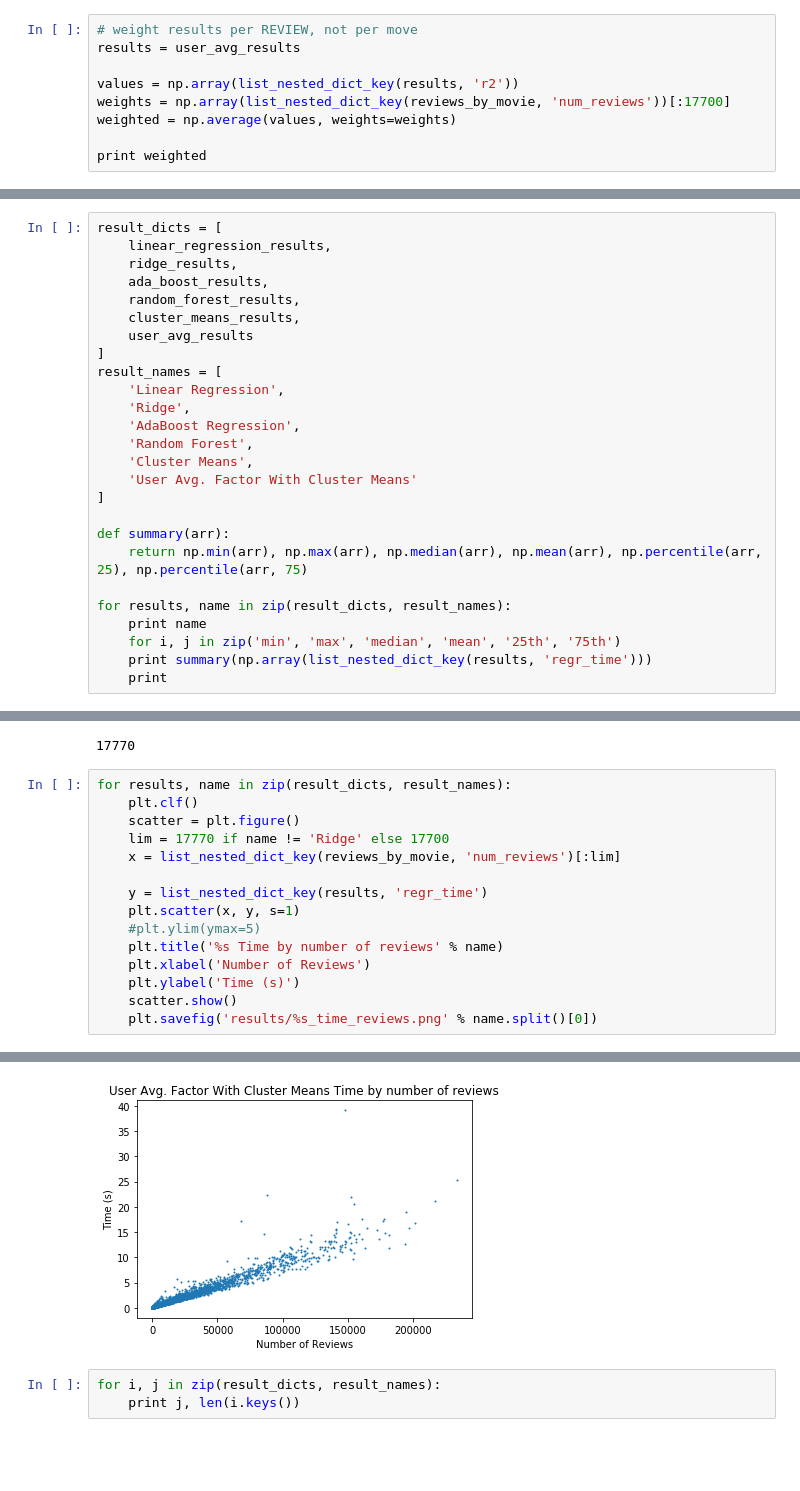
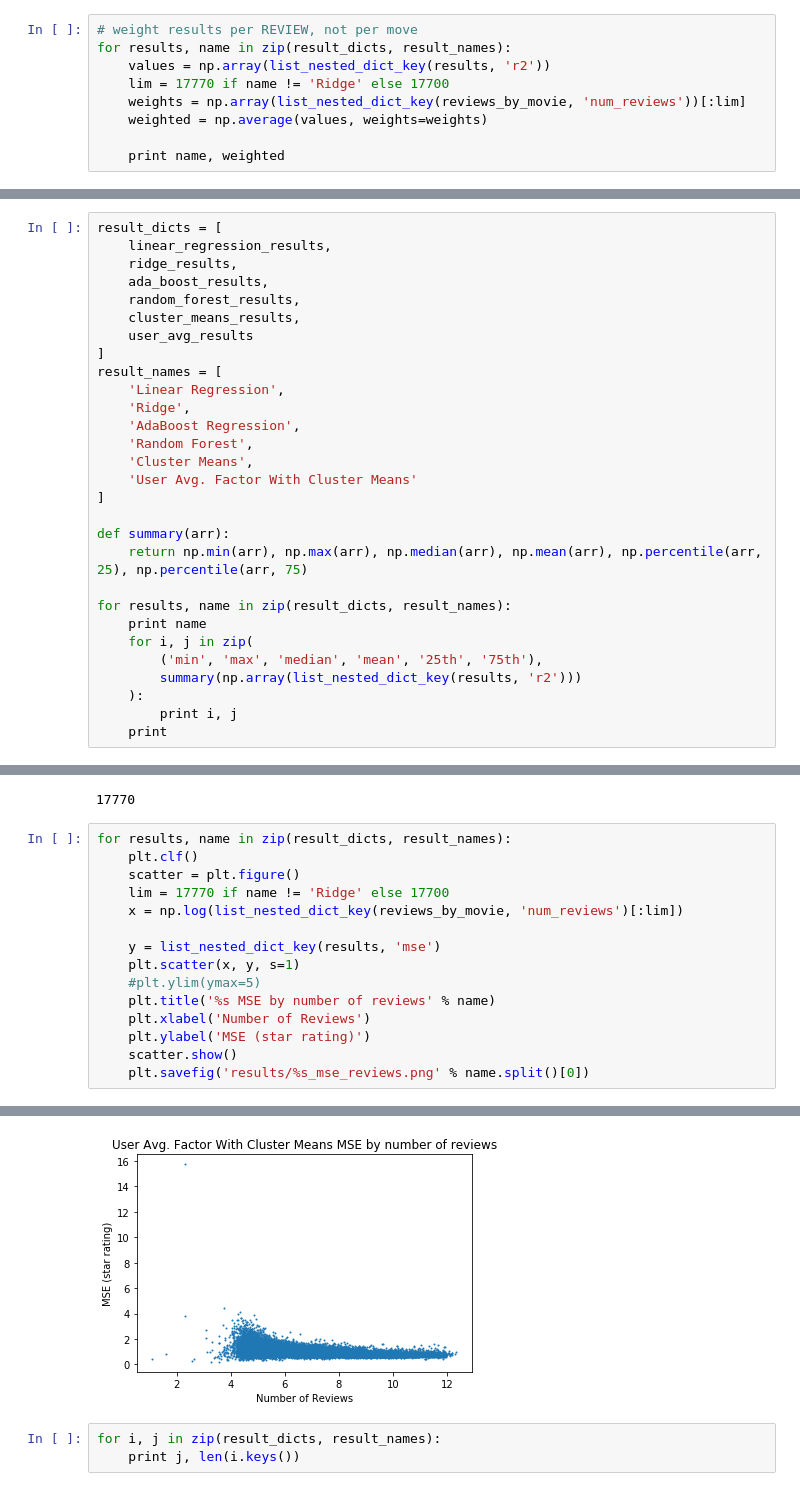
Before and after one commit to tom-robbins/netflix-ml, a Jupyter notebook: results.ipynb, the cells around one changed output, grey strips where cells are left out. Drawn from its saved outputs; the diff is of its cells as text; blank space fills up the shorter version.

```diff
--- a/results.ipynb
+++ b/results.ipynb
@@ -262,11 +262,11 @@ DescribeResult(nobs=17722, minmax=(0.47693872451782227, 16.24394989013672), mean
 [figure]
 # %%
 # weight results per REVIEW, not per move
-results = user_avg_results
+for results, name in zip(result_dicts, result_names):
+    values = np.array(list_nested_dict_key(results, 'r2'))
+    lim = 17770 if name != 'Ridge' else 17700
+    weights = np.array(list_nested_dict_key(reviews_by_movie, 'num_reviews'))[:lim]
+    weighted = np.average(values, weights=weights)
 
-values = np.array(list_nested_dict_key(results, 'r2'))
-weights = np.array(list_nested_dict_key(reviews_by_movie, 'num_reviews'))[:17700]
-weighted = np.average(values, weights=weights)
-
-print weighted
+    print name, weighted
 # %% [output]
@@ -316,8 +321,11 @@ def summary(arr):
 
 for results, name in zip(result_dicts, result_names):
     print name
-    for i, j in zip('min', 'max', 'median', 'mean', '25th', '75th')
-    print summary(np.array(list_nested_dict_key(results, 'regr_time')))
+    for i, j in zip(
+        ('min', 'max', 'median', 'mean', '25th', '75th'),
+        summary(np.array(list_nested_dict_key(results, 'r2')))
+    ):
+        print i, j
     print
 # %% [output]
 Linear Regression
@@ -365,26 +373,26 @@ print len(random_forest_results.keys())
 # %%
 for results, name in zip(result_dicts, result_names):
     plt.clf()
     scatter = plt.figure()
     lim = 17770 if name != 'Ridge' else 17700
-    x = list_nested_dict_key(reviews_by_movie, 'num_reviews')[:lim]
+    x = np.log(list_nested_dict_key(reviews_by_movie, 'num_reviews')[:lim])
 
-    y = list_nested_dict_key(results, 'regr_time')
+    y = list_nested_dict_key(results, 'mse')
     plt.scatter(x, y, s=1)
     #plt.ylim(ymax=5)
-    plt.title('%s Time by number of reviews' % name)
+    plt.title('%s MSE by number of reviews' % name)
     plt.xlabel('Number of Reviews')
-    plt.ylabel('Time (s)')
+    plt.ylabel('MSE (star rating)')
     scatter.show()
-    plt.savefig('results/%s_time_reviews.png' % name.split()[0])
+    plt.savefig('results/%s_mse_reviews.png' % name.split()[0])
 # %% [output]
 <matplotlib.figure.Figure at 0x...>
 <matplotlib.figure.Figure at 0x...>
 <matplotlib.figure.Figure at 0x...>
 <matplotlib.figure.Figure at 0x...>
 <matplotlib.figure.Figure at 0x...>
 <matplotlib.figure.Figure at 0x...>
-[figure, old version]
+[figure, new version]
 # %%
 for i, j in zip(result_dicts, result_names):
     print j, len(i.keys())
```
Also changed, not shown: parts of 3 cells of this notebook, 7 other files.
